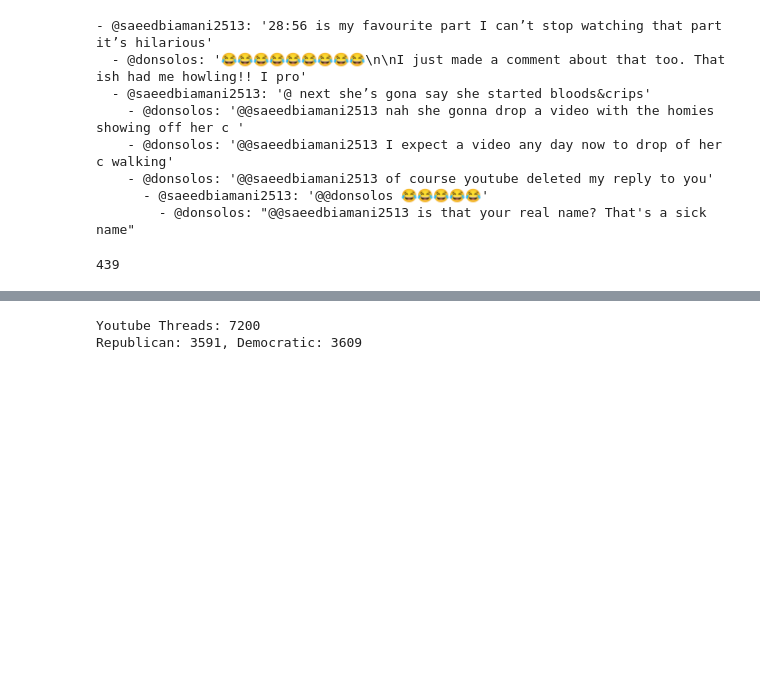
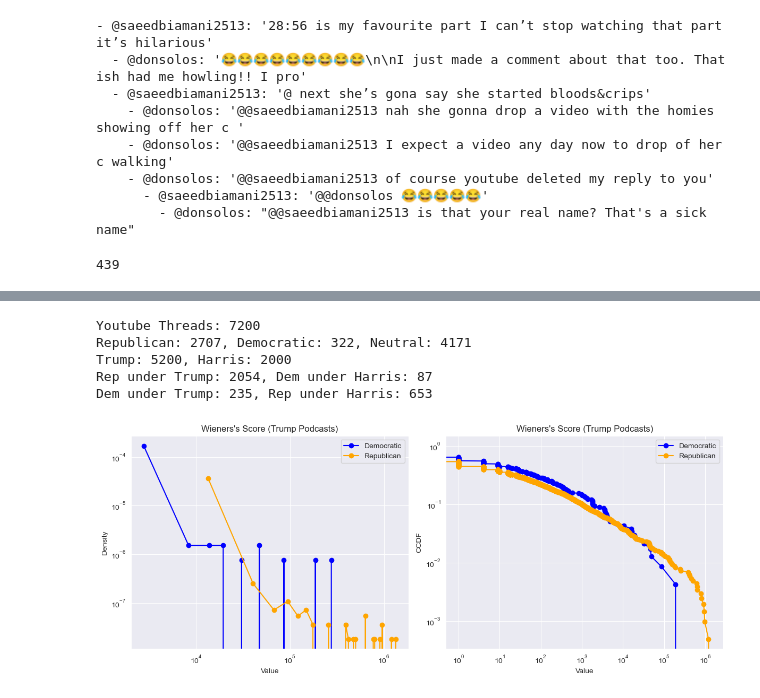
Before and after one commit to Filippo-Corti/SocialMediaMining, a Jupyter notebook: Project/YoutubeConversations.ipynb, the cells around one changed output, grey strips where cells are left out. Cells and saved outputs as stored; diff of their text form; code cells hidden in the pictures; blank space fills up the shorter version.

```diff
--- a/Project/YoutubeConversations.ipynb
+++ b/Project/YoutubeConversations.ipynb
@@ -279,24 +340,45 @@ nx.write_gexf(Youtube_Graph, "youtube.gexf")
 # %%
-def is_user_republican(account_id : str) -> bool:
-    return random.choice([True, False])
 
-yt_threads = db.SQLiteYoutubeSaver().get_threads()
+yt_threads = youtube_db.get_threads()
 
 print(f"Youtube Threads: {len(yt_threads)}")
 
 rep_threads = list()
 dem_threads = list()
+neutral_threads = list()
+
+trump_threads = list()
+harris_threads = list()
 
 for thread in yt_threads:
     if is_user_republican(thread.value.author.id):
         rep_threads.append(thread)
+    elif is_user_democratic(thread.value.author.id):
+        dem_threads.append(thread)
     else:
-        dem_threads.append(thread)
+        neutral_threads.append(thread)
 
-print(f"Republican: {len(rep_threads)}, Democratic: {len(dem_threads)}")
+    if thread.value.video_id in trump_podcasts:
+        trump_threads.append(thread)
+    else:
+        harris_threads.append(thread)
+
+trump_dem_threads = [thread for thread in trump_threads if thread in dem_threads]
+trump_rep_threads = [thread for thread in trump_threads if thread in rep_threads]
+harris_rep_threads = [thread for thread in harris_threads if thread in rep_threads]
+harris_dem_threads = [thread for thread in harris_threads if thread in dem_threads]
+
+
+print(f"Republican: {len(rep_threads)}, Democratic: {len(dem_threads)}, Neutral: {len(neutral_threads)}")
+print(f"Trump: {len(trump_threads)}, Harris: {len(harris_threads)}")
+print(f"Rep under Trump: {len(trump_rep_threads)}, Dem under Harris: {len(harris_dem_threads)}")
+print(f"Dem under Trump: {len(trump_dem_threads)}, Rep under Harris: {len(harris_rep_threads)}")
 # %% [output]
 Youtube Threads: 7200
-Republican: 3591, Democratic: 3609
+Republican: 2707, Democratic: 322, Neutral: 4171
+Trump: 5200, Harris: 2000
+Rep under Trump: 2054, Dem under Harris: 87
+Dem under Trump: 235, Rep under Harris: 653
 # %%
 rep_thread_sizes = sorted([t.get_size() for t in rep_threads], reverse=True)
 rep_thread_unique_users = sorted([t.get_unique_users() for t in rep_threads], reverse=True)
@@ -309,6 +391,42 @@ dem_thread_unique_users = sorted([t.get_unique_users() for t in dem_threads], re
 dem_thread_depths = sorted([t.get_depth() for t in dem_threads], reverse=True)
 dem_thread_wieners = sorted([t.get_wiener_index() for t in dem_threads], reverse=True)
 dem_thread_cpu = sorted([t.get_comments_per_user() for t in dem_threads], reverse=True)
+
+trump_thread_sizes = sorted([t.get_size() for t in trump_threads], reverse=True)
+trump_thread_unique_users = sorted([t.get_unique_users() for t in trump_threads], reverse=True)
+trump_thread_depths = sorted([t.get_depth() for t in trump_threads], reverse=True)
+trump_thread_wieners = sorted([t.get_wiener_index() for t in trump_threads], reverse=True)
+trump_thread_cpu = sorted([t.get_comments_per_user() for t in trump_threads], reverse=True)
+
+harris_thread_sizes = sorted([t.get_size() for t in harris_threads], reverse=True)
+harris_thread_unique_users = sorted([t.get_unique_users() for t in harris_threads], reverse=True)
+harris_thread_depths = sorted([t.get_depth() for t in harris_threads], reverse=True)
+harris_thread_wieners = sorted([t.get_wiener_index() for t in harris_threads], reverse=True)
+harris_thread_cpu = sorted([t.get_comments_per_user() for t in harris_threads], reverse=True)
+
+trump_dem_thread_sizes = sorted([t.get_size() for t in trump_dem_threads], reverse=True)
+trump_dem_thread_unique_users = sorted([t.get_unique_users() for t in trump_dem_threads], reverse=True)
+trump_dem_thread_depths = sorted([t.get_depth() for t in trump_dem_threads], reverse=True)
+trump_dem_thread_wieners = sorted([t.get_wiener_index() for t in trump_dem_threads], reverse=True)
+trump_dem_thread_cpu = sorted([t.get_comments_per_user() for t in trump_dem_threads], reverse=True)
+
+trump_rep_thread_sizes = sorted([t.get_size() for t in trump_rep_threads], reverse=True)
+trump_rep_thread_unique_users = sorted([t.get_unique_users() for t in trump_rep_threads], reverse=True)
+trump_rep_thread_depths = sorted([t.get_depth() for t in trump_rep_threads], reverse=True)
+trump_rep_thread_wieners = sorted([t.get_wiener_index() for t in trump_rep_threads], reverse=True)
+trump_rep_thread_cpu = sorted([t.get_comments_per_user() for t in trump_rep_threads], reverse=True)
+
+harris_dem_thread_sizes = sorted([t.get_size() for t in harris_dem_threads], reverse=True)
+harris_dem_thread_unique_users = sorted([t.get_unique_users() for t in harris_dem_threads], reverse=True)
+harris_dem_thread_depths = sorted([t.get_depth() for t in harris_dem_threads], reverse=True)
+harris_dem_thread_wieners = sorted([t.get_wiener_index() for t in harris_dem_threads], reverse=True)
+harris_dem_thread_cpu = sorted([t.get_comments_per_user() for t in harris_dem_threads], reverse=True)
+
+harris_rep_thread_sizes = sorted([t.get_size() for t in harris_rep_threads], reverse=True)
+harris_rep_thread_unique_users = sorted([t.get_unique_users() for t in harris_rep_threads], reverse=True)
+harris_rep_thread_depths = sorted([t.get_depth() for t in harris_rep_threads], reverse=True)
+harris_rep_thread_wieners = sorted([t.get_wiener_index() for t in harris_rep_threads], reverse=True)
+harris_rep_thread_cpu = sorted([t.get_comments_per_user() for t in harris_rep_threads], reverse=True)
 # %%
 def plot_pdf_ccdf(
         list1,
@@ -364,3 +482,7 @@ def plot_pdf_ccdf(
 
     plt.tight_layout()
     plt.show()
+# %%
+plot_pdf_ccdf(trump_dem_thread_wieners, trump_rep_thread_wieners, title="Wieners's Score (Trump Podcasts)", label1='Democratic', label2='Republican')
+# %% [output]
+[figure, added]
```
Also changed, not shown: parts of 15 cells of this notebook, 14 other files.
